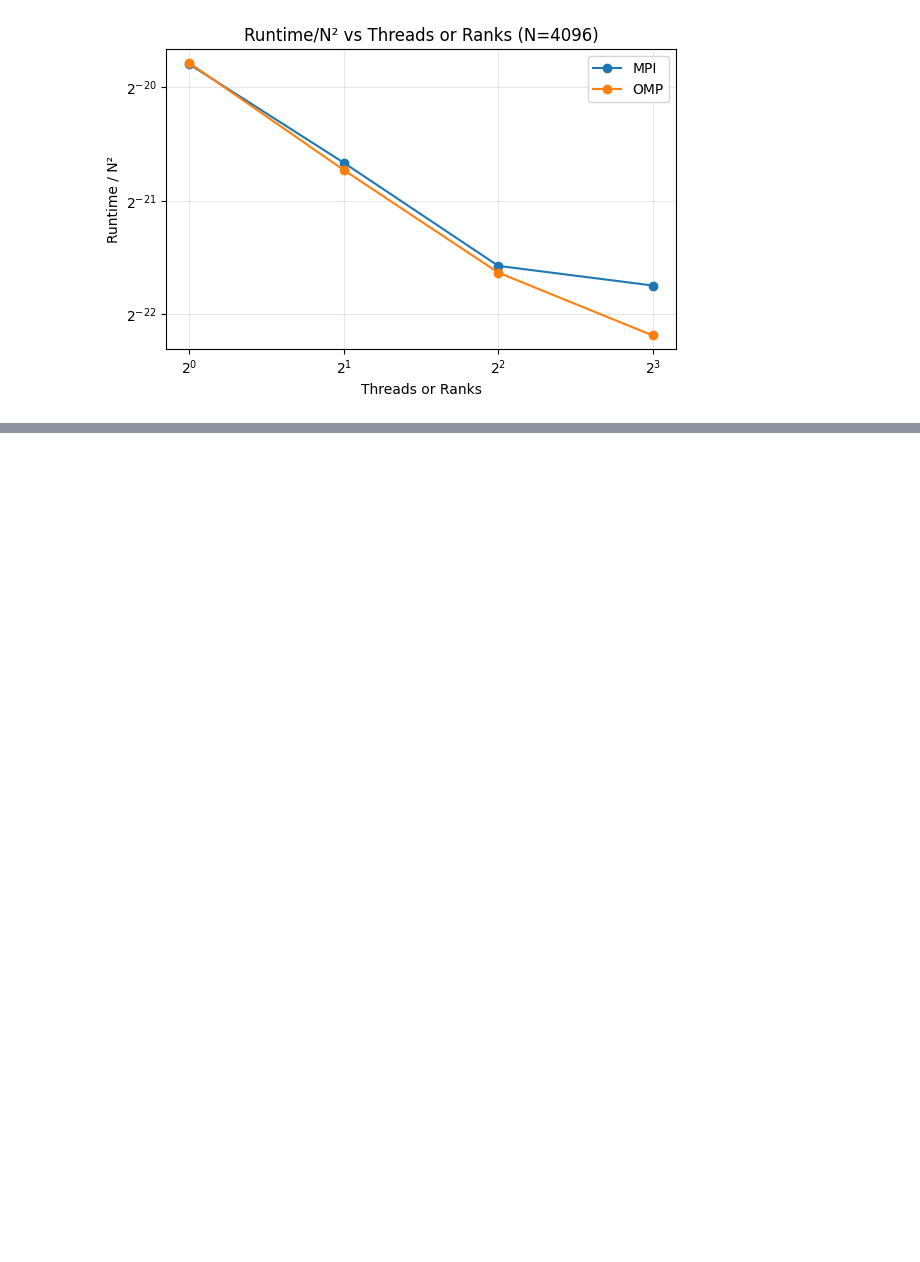
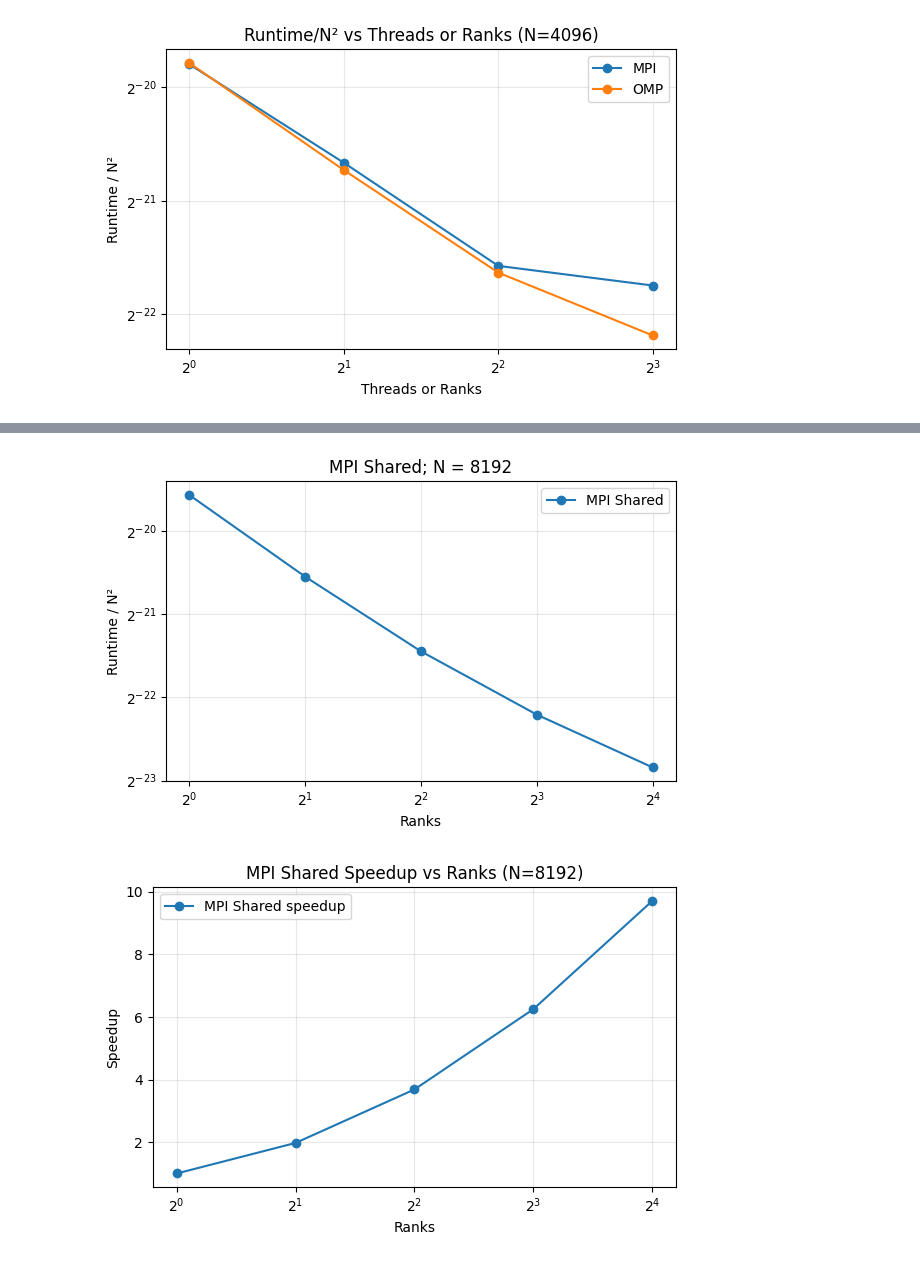
Before and after one commit to desaiamogh31/utd-hpc-course-repo, a Jupyter notebook: hw5/benchmark.ipynb, the cells around one changed output, grey strips where cells are left out. Saved outputs shown, nothing was run; the diff lists cells and outputs as text; code cells hidden in the pictures; blank space fills up the shorter version.

```diff
--- a/hw5/benchmark.ipynb
+++ b/hw5/benchmark.ipynb
@@ -108,0 +210,59 @@ plt.show()
+# %%
+# Load MPI shared-memory scaling data
+file_path = Path(base_path) / "nbody_mpi_shared_runtimes.txt"
+if not file_path.exists():
+    file_path = Path("hpc_results") / "nbody_mpi_shared_runtimes.txt"
+
+data_mpi_shared = pd.read_csv(file_path, delimiter=",", header=None)
+data_mpi_shared = data_mpi_shared.iloc[:, [0, 1, 2]]
+data_mpi_shared.columns = ["N", "ranks", "runtime"]
+
+data_mpi_shared["N"] = pd.to_numeric(data_mpi_shared["N"], errors="coerce")
+data_mpi_shared["ranks"] = pd.to_numeric(data_mpi_shared["ranks"], errors="coerce")
+data_mpi_shared["runtime"] = pd.to_numeric(data_mpi_shared["runtime"], errors="coerce")
+data_mpi_shared = data_mpi_shared.dropna(subset=["N", "ranks", "runtime"])
+
+avg_runtimes_mpi_shared = data_mpi_shared.sort_values("ranks").reset_index(drop=True)
+avg_runtimes_mpi_shared["runtime_over_N2"] = (
+    avg_runtimes_mpi_shared["runtime"] / (avg_runtimes_mpi_shared["N"] ** 2)
+)
+
+plt.figure(figsize=(6, 4))
+plt.plot(
+    avg_runtimes_mpi_shared["ranks"],
+    avg_runtimes_mpi_shared["runtime_over_N2"],
+    marker="o",
+    label="MPI Shared",
+)
+plt.xscale("log", base=2)
+plt.yscale("log", base=2)
+plt.xlabel("Ranks")
+plt.ylabel("Runtime / N²")
+plt.title(f"MPI Shared; N = {int(avg_runtimes_mpi_shared['N'].iloc[0])}")
+plt.legend()
+plt.grid(True, alpha=0.3)
+plt.tight_layout()
+plt.show()
+# Plot speedup vs number of ranks (MPI shared-memory)
+speedup_mpi_shared = avg_runtimes_mpi_shared[["ranks", "runtime"]].sort_values("ranks").copy()
+t1_mpi_shared = speedup_mpi_shared.loc[speedup_mpi_shared["ranks"] == 1, "runtime"].iloc[0]
+speedup_mpi_shared["speedup"] = t1_mpi_shared / speedup_mpi_shared["runtime"]
+
+plt.figure(figsize=(6, 4))
+plt.plot(
+    speedup_mpi_shared["ranks"],
+    speedup_mpi_shared["speedup"],
+    marker="o",
+    label="MPI Shared speedup",
+)
+plt.xscale("log", base=2)
+plt.xlabel("Ranks")
+plt.ylabel("Speedup")
+plt.title(f"MPI Shared Speedup vs Ranks (N={int(avg_runtimes_mpi_shared['N'].iloc[0])})")
+plt.legend()
+plt.grid(True, alpha=0.3)
+plt.tight_layout()
+plt.show()
+# %% [output]
+[figure, added]
+[figure, added]
```
Also changed, not shown: parts of 4 cells of this notebook, 23 other files.
